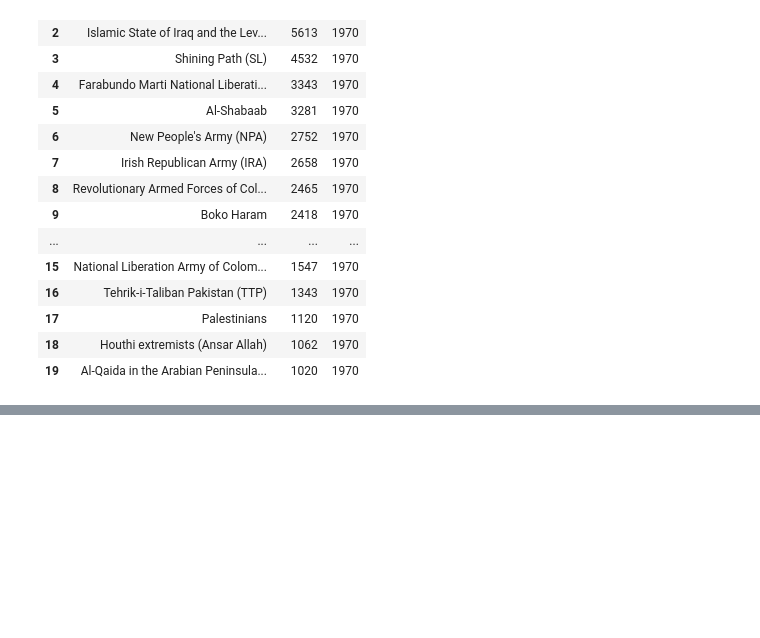
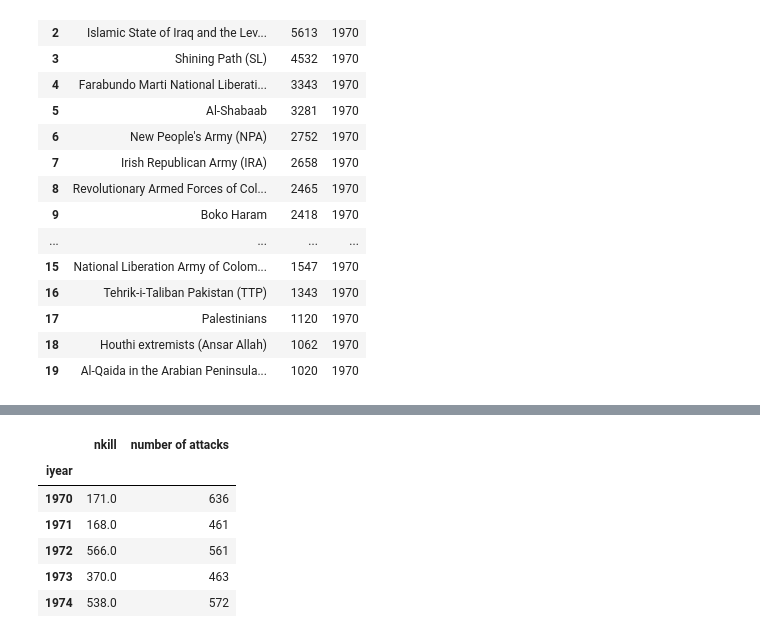
Before and after one commit to Oumar199/TerroristAttackDashboard, a Jupyter notebook: exploration.ipynb, the cells around one changed output, grey strips where cells are left out. Cells and saved outputs as stored; diff of their text form; code cells hidden in the pictures; blank space fills up the shorter version.

```diff
--- a/exploration.ipynb
+++ b/exploration.ipynb
@@ -362,0 +365,2 @@ fig.show()
+# %%
+num_attack_df = cleaned_data.groupby('iyear').size()
@@ -362,0 +383,10 @@ fig.show()
+# %%
+terroristtrends.head()
+# %% [output]
+|  | nkill | number of attacks |
+| iyear |  |  |
+| 1970 | 171.0 | 636 |
+| 1971 | 168.0 | 461 |
+| 1972 | 566.0 | 561 |
+| 1973 | 370.0 | 463 |
+| 1974 | 538.0 | 572 |
```
Also changed, not shown: parts of 9 cells of this notebook.
